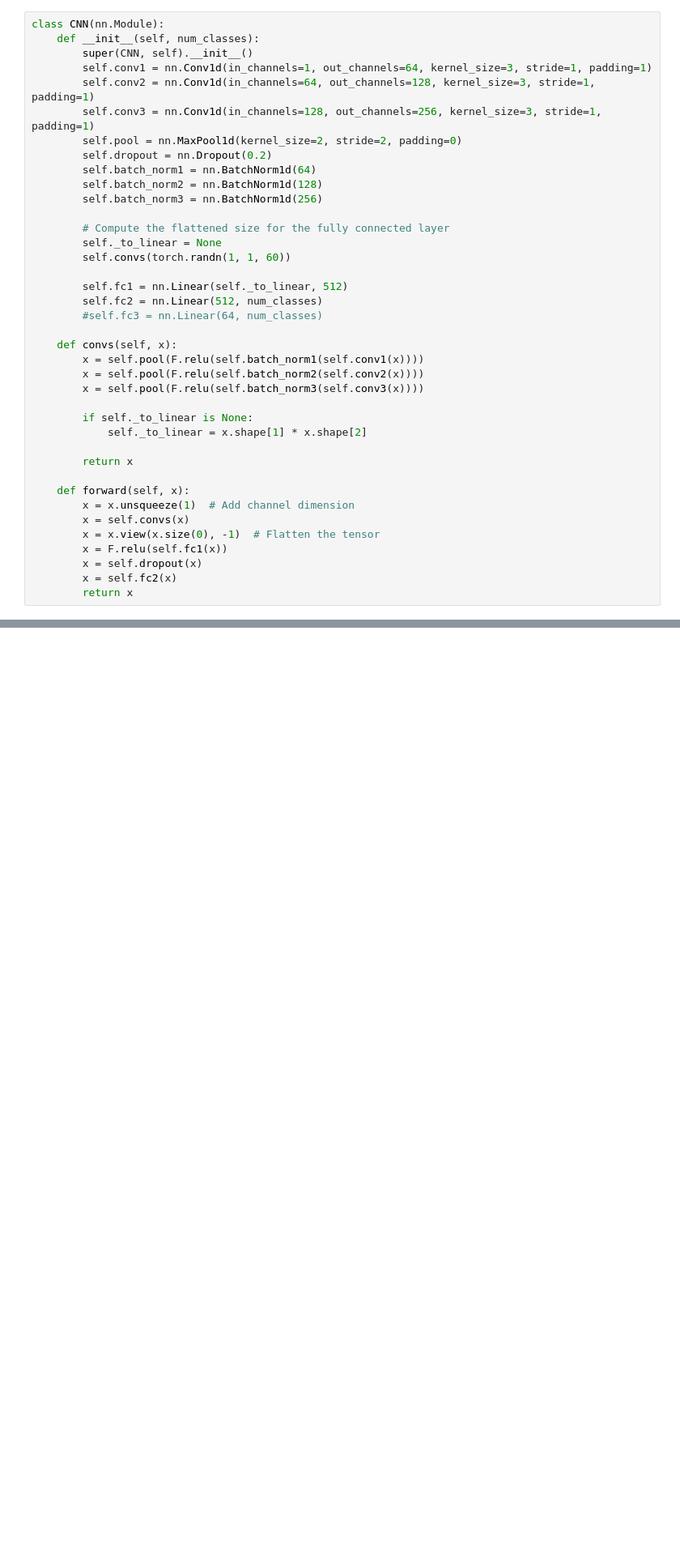
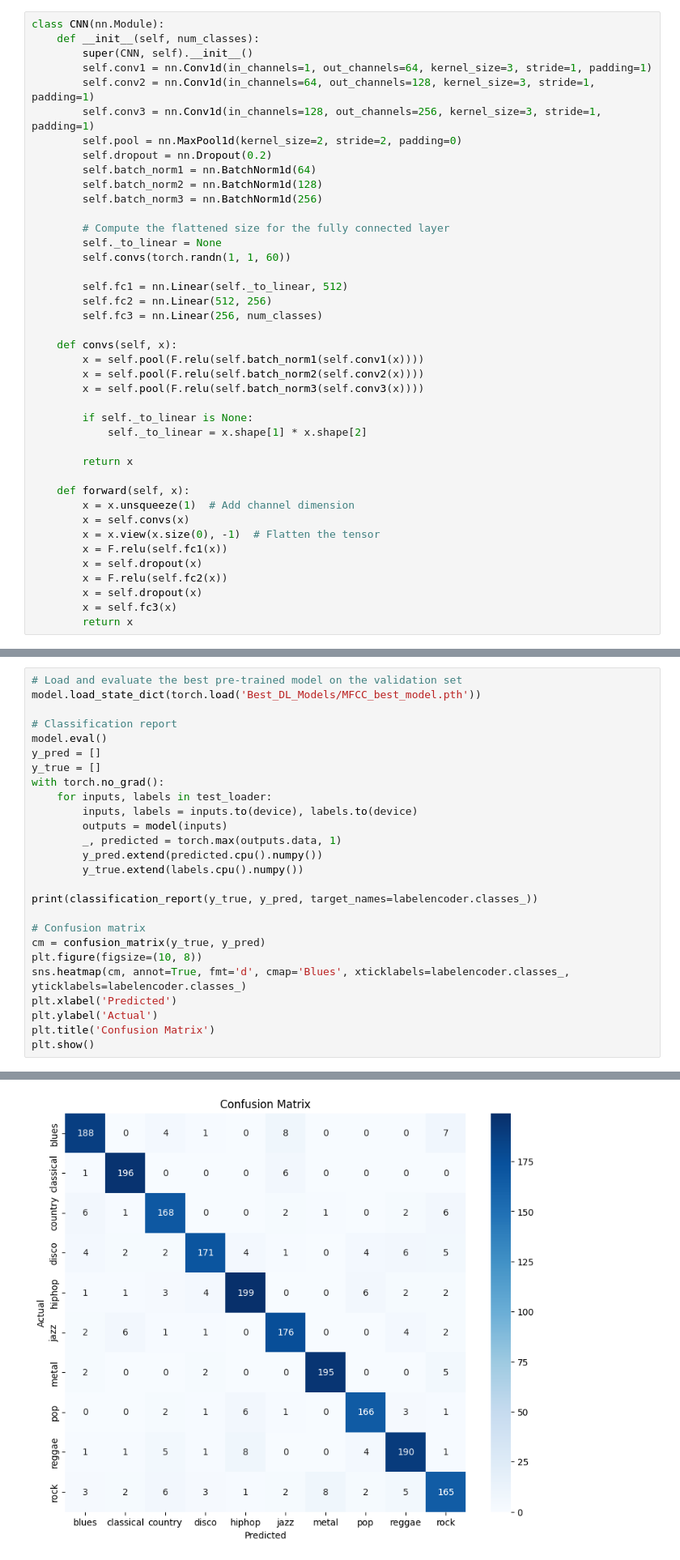
Before and after one commit to griffinr/MusicClassificationModels, a Jupyter notebook: CNN_with_MFCC.ipynb, the cells around one changed output, grey strips where cells are left out. Shown at 81% size. Cells and saved outputs as stored; diff of their text form; blank space fills up the shorter version.

```diff
--- a/CNN_with_MFCC.ipynb
+++ b/CNN_with_MFCC.ipynb
@@ -71,8 +112,8 @@ class CNN(nn.Module):
 		self.convs(torch.randn(1, 1, 60))
 
 		self.fc1 = nn.Linear(self._to_linear, 512)
-		self.fc2 = nn.Linear(512, num_classes)
-		#self.fc3 = nn.Linear(64, num_classes)
+		self.fc2 = nn.Linear(512, 256)
+		self.fc3 = nn.Linear(256, num_classes)
 
 	def convs(self, x):
 		x = self.pool(F.relu(self.batch_norm1(self.conv1(x))))
@@ -90,7 +131,9 @@ class CNN(nn.Module):
 		x = x.view(x.size(0), -1)  # Flatten the tensor
 		x = F.relu(self.fc1(x))
 		x = self.dropout(x)
-		x = self.fc2(x)
+		x = F.relu(self.fc2(x))
+		x = self.dropout(x)
+		x = self.fc3(x)
 		return x
 # %%
 # Create the model
@@ -153,0 +208,27 @@ Accuracy: 0.8914
+# %%
+# Load and evaluate the best pre-trained model on the validation set
+model.load_state_dict(torch.load('Best_DL_Models/MFCC_best_model.pth'))
+
+# Classification report
+model.eval()
+y_pred = []
+y_true = []
+with torch.no_grad():
+	for inputs, labels in test_loader:
+		inputs, labels = inputs.to(device), labels.to(device)
+		outputs = model(inputs)
+		_, predicted = torch.max(outputs.data, 1)
+		y_pred.extend(predicted.cpu().numpy())
+		y_true.extend(labels.cpu().numpy())
+
+print(classification_report(y_true, y_pred, target_names=labelencoder.classes_))
+
+# Confusion matrix
+cm = confusion_matrix(y_true, y_pred)
+plt.figure(figsize=(10, 8))
+sns.heatmap(cm, annot=True, fmt='d', cmap='Blues', xticklabels=labelencoder.classes_, yticklabels=labelencoder.classes_)
+plt.xlabel('Predicted')
+plt.ylabel('Actual')
+plt.title('Confusion Matrix')
+plt.show()
+# %% [output]
@@ -153,0 +251 @@ Accuracy: 0.8914
+[figure, added]
```
Also changed, not shown: parts of 8 cells of this notebook, 2 other files.
